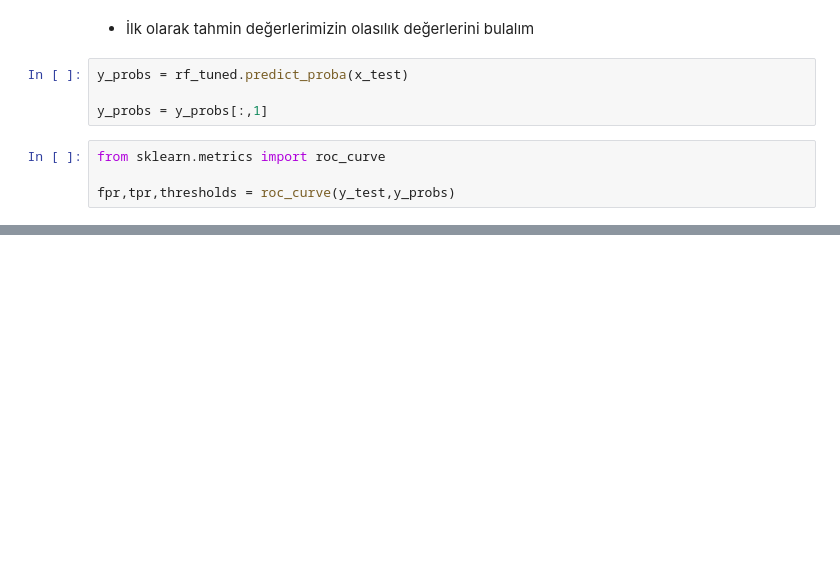
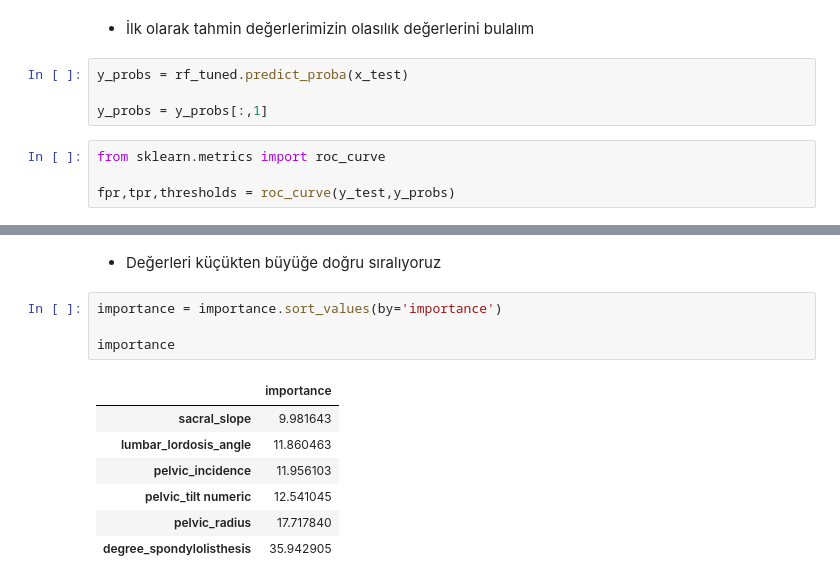
Before and after one commit to TheKoray/KNN-Tree-Ensemble-Algorithms, a Jupyter notebook: Biomechanical.ipynb, the cells around one changed output, grey strips where cells are left out. Drawn from its saved outputs; the diff is of its cells as text; blank space fills up the shorter version.

```diff
--- a/Biomechanical.ipynb
+++ b/Biomechanical.ipynb
@@ -1291,0 +1322,14 @@ plt.plot([0,1],[0,1],'r--')
+# %% [markdown]
+- Değerleri küçükten büyüğe doğru sıralıyoruz
+# %%
+importance = importance.sort_values(by='importance')
+
+importance
+# %% [output]
+|  | importance |
+| sacral_slope | 9.981643 |
+| lumbar_lordosis_angle | 11.860463 |
+| pelvic_incidence | 11.956103 |
+| pelvic_tilt numeric | 12.541045 |
+| pelvic_radius | 17.717840 |
+| degree_spondylolisthesis | 35.942905 |
```
Also changed, not shown: parts of 9 cells of this notebook.
